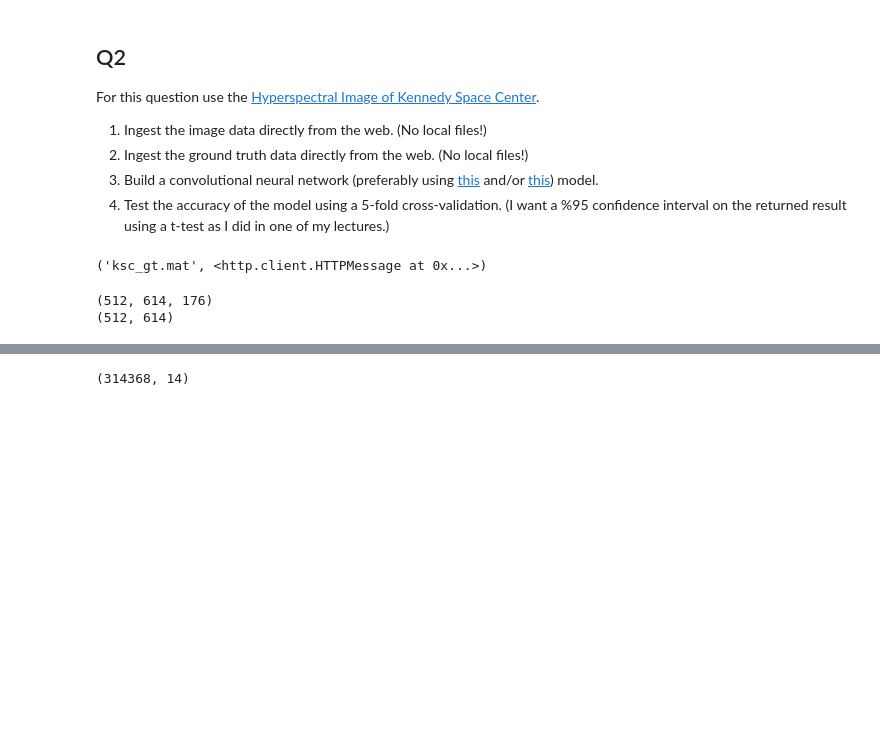
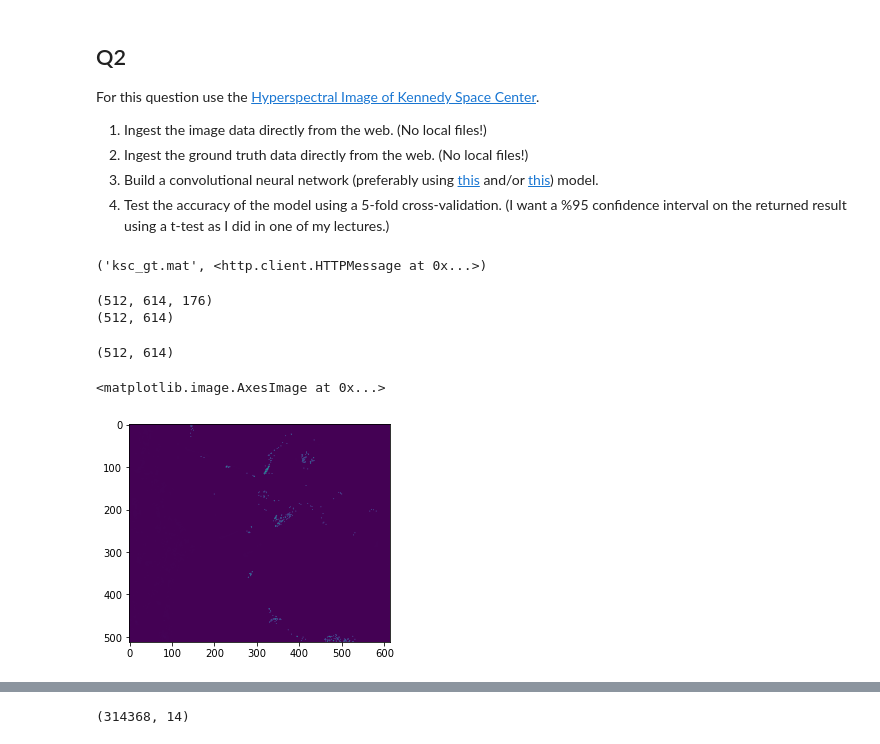
Before and after one commit to emirsglm/MAT388E-Data-Science-HW, a Jupyter notebook: HW4.ipynb, the cells around one changed output, grey strips where cells are left out. Cells and saved outputs as stored; diff of their text form; code cells hidden in the pictures; blank space fills up the shorter version.

```diff
--- a/HW4.ipynb
+++ b/HW4.ipynb
@@ -69,0 +77,9 @@ print(ksc_gt.shape)
+# %%
+ksc[:,:,2].shape
+# %% [output]
+(512, 614)
+# %%
+plt.imshow(ksc[:,:,100])
+# %% [output]
+<matplotlib.image.AxesImage at 0x...>
+[figure, added]
```
Also changed, not shown: parts of 5 cells of this notebook.
